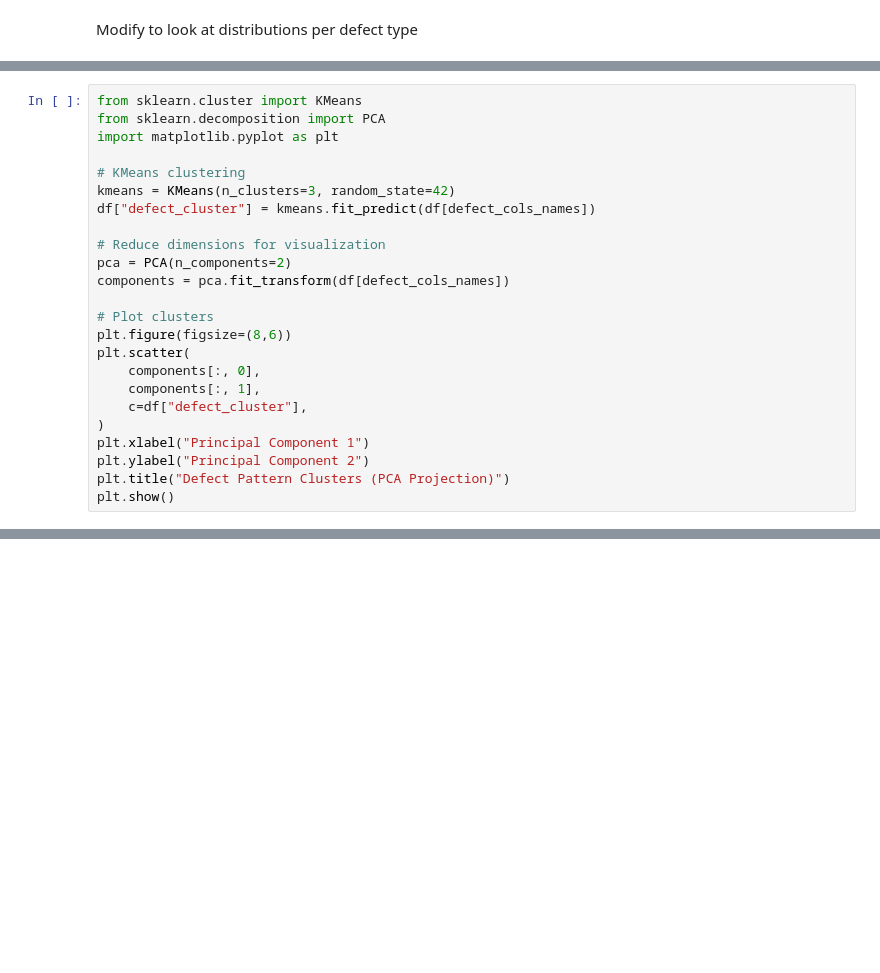
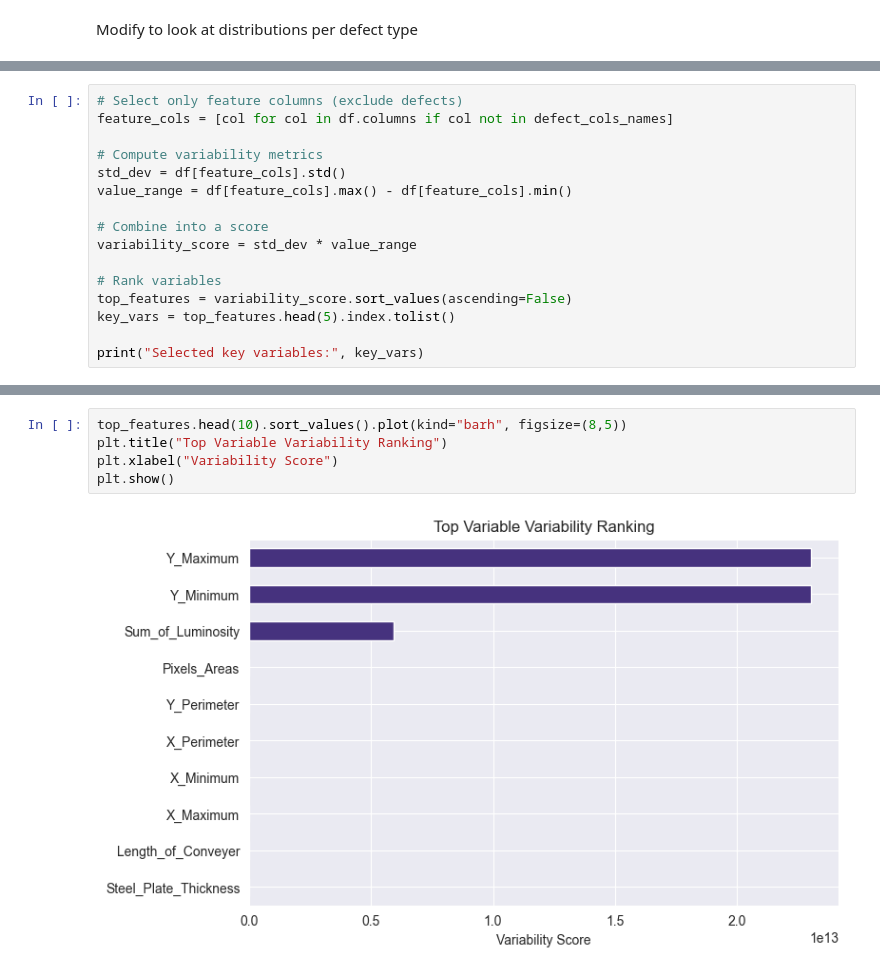
Before and after one commit to Nemos23/Ceramic-defect-analysis-OJCB, a Jupyter notebook: 01_exploratory_analysis.ipynb, the cells around one changed output, grey strips where cells are left out. Saved outputs shown, nothing was run; the diff lists cells and outputs as text; blank space fills up the shorter version.

```diff
--- a/01_exploratory_analysis.ipynb
+++ b/01_exploratory_analysis.ipynb
@@ -152,24 +151,0 @@ for defect in top_defects:
-# %%
-from sklearn.cluster import KMeans
-from sklearn.decomposition import PCA
-import matplotlib.pyplot as plt
-
-# KMeans clustering
-kmeans = KMeans(n_clusters=3, random_state=42)
-df["defect_cluster"] = kmeans.fit_predict(df[defect_cols_names])
-
-# Reduce dimensions for visualization
-pca = PCA(n_components=2)
-components = pca.fit_transform(df[defect_cols_names])
-
-# Plot clusters
-plt.figure(figsize=(8,6))
-plt.scatter(
-    components[:, 0],
-    components[:, 1],
-    c=df["defect_cluster"],
-)
-plt.xlabel("Principal Component 1")
-plt.ylabel("Principal Component 2")
-plt.title("Defect Pattern Clusters (PCA Projection)")
-plt.show()
@@ -177,0 +155,16 @@ plt.show()
+# %%
+# Select only feature columns (exclude defects)
+feature_cols = [col for col in df.columns if col not in defect_cols_names]
+
+# Compute variability metrics
+std_dev = df[feature_cols].std()
+value_range = df[feature_cols].max() - df[feature_cols].min()
+
+# Combine into a score
+variability_score = std_dev * value_range
+
+# Rank variables
+top_features = variability_score.sort_values(ascending=False)
+key_vars = top_features.head(5).index.tolist()
+
+print("Selected key variables:", key_vars)
@@ -177,0 +189,7 @@ plt.show()
+# %%
+top_features.head(10).sort_values().plot(kind="barh", figsize=(8,5))
+plt.title("Top Variable Variability Ranking")
+plt.xlabel("Variability Score")
+plt.show()
+# %% [output]
+[figure, added]
```
Also changed, not shown: parts of 26 cells of this notebook.
